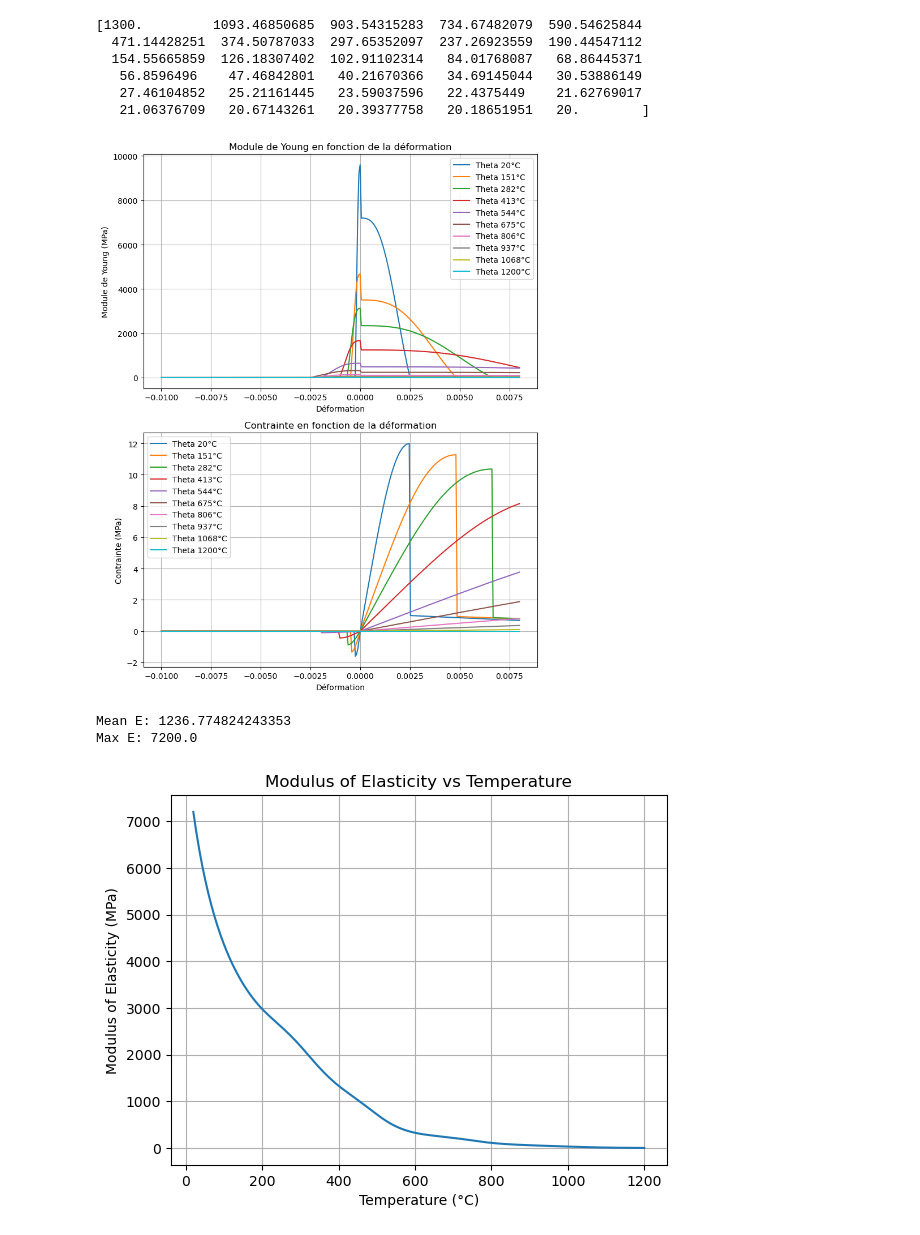
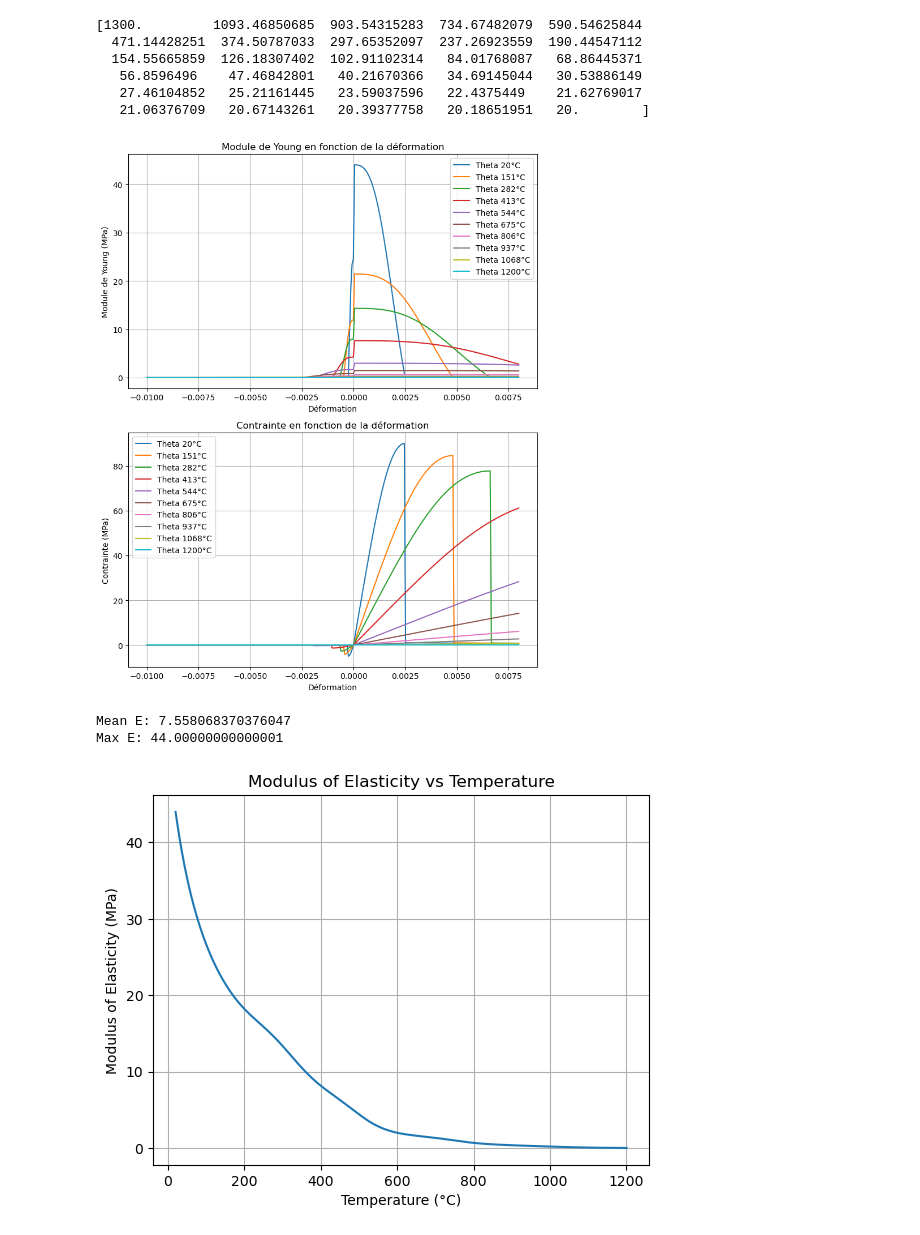
Before and after one commit to SarvAster/Sofistik.py, a Jupyter notebook: CAF.ipynb, the cells around one changed output. Saved outputs shown, nothing was run; the diff lists cells and outputs as text; code cells hidden in the pictures.

```diff
--- a/CAF.ipynb
+++ b/CAF.ipynb
@@ -1048,16 +1048,19 @@ import matplotlib.pyplot as plt
 
 interpolation = 'cubic'
 grain = 'calcaire'
+E_cm = np.array([27, 29, 30, 31, 33, 34, 35, 36, 37, 38, 39, 41, 42, 44])  # en GPa
 f_ck = np.array([12, 16, 20, 25, 30, 35, 40, 45, 50, 55, 60, 70, 80, 90])  # en MPa
 f_ctm = np.array([1.6, 1.9, 2.1, 2.2, 2.6, 2.9, 3.2, 3.5, 3.8, 4.1, 4.4, 4.6, 4.8, 5.0])
-fck = 12
-def fctm(fck):
+fck = 90
+
+def scale(fck):
     for i in range(len(f_ck)):
         if f_ck[i] == fck :
             fct = f_ctm[i]
-    return fct
+            E = E_cm[i]
+    return fct / fck, E
 
-k_ct = fctm(fck) / fck
+k_ct, Ecm = scale(fck)
 
 # Define the granulat dictionary based on the grain type
 if grain == 'silicieux':
@@ -1150,6 +1153,8 @@ def ecu1_theta(granulat, points, interpolation):
 
 ecu1 = ecu1_theta(granulat, points, interpolation)
 
+E_scale = 2 * Ecm * ec1(20) / (3 * fc(20) * fck)
+
 def contrainte_deformation(epsilon, fck, fc_fck_val, ec1_val, ecu1_val, theta):
     sigma = np.zeros_like(epsilon)
     mask1 = (0 <= epsilon) & (epsilon <= ec1_val)
@@ -1174,8 +1179,8 @@ def module_young(epsilons, theta, fck):
     mask1 = (epsilons >= 0) & (epsilons < ec)
     mask2 = (epsilons < 0) & (epsilons > -ec * 0.1)
     E = np.zeros_like(epsilons)
-    E[mask1] = 6 * f * fck * (1 - (epsi[mask1] / ec) ** 3) / (ec * (2 + (epsi[mask1] / ec) ** 3) ** 2)
-    E[mask2] = 6 * f * fck * k_ct * (1 - (epsi[mask2] / (ec * 0.1)) ** 3) / (ec * 0.1 * (2 + (epsi[mask2] / (ec * 0.1)) ** 3) ** 2)
+    E[mask1] = 6 * f * fck * E_scale * (1 - (epsi[mask1] / ec) ** 3) / (ec * (2 + (epsi[mask1] / ec) ** 3) ** 2)
+    E[mask2] = 6 * f * fck * k_ct * E_scale * (1 - (epsi[mask2] / (ec * 0.1)) ** 3) / (ec * 0.1 * (2 + (epsi[mask2] / (ec * 0.1)) ** 3) ** 2)
     return E
 
 # Example usage
@@ -1212,34 +1217,34 @@ ax2.set_ylabel("Contrainte (MPa)")
 ax2.set_title("Contrainte en fonction de la déformation")
 ax2.grid(True)
 ax2.legend()
 
 plt.tight_layout()
 plt.show()
 
 # Compute E vs. temperature for a given epsilon
 epsilon_value = 0.00  # Move this line before using it
 thetas = np.linspace(20, 1200, 150)
 
 def E_slices(u_t, epsilon_value):
     Es = []
     eps = np.array([epsilon_value])
     for i in u_t:
         E = module_young(eps, i, fck)[0]
         Es.append(E)
     return Es
 
 Es = E_slices(thetas, epsilon_value)
 print(f"Mean E: {np.mean(Es)}")
 print(f"Max E: {Es[0]}")
 
 plt.plot(thetas, Es)
 plt.xlabel('Temperature (°C)')
 plt.ylabel('Modulus of Elasticity (MPa)')
 plt.title('Modulus of Elasticity vs Temperature')
 plt.grid(True)
 plt.show()
 # %% [output]
-[figure, old version]
+[figure, new version]
-Mean E: 1236.774824243353
-Max E: 7200.0
+Mean E: 7.558068370376047
+Max E: 44.00000000000001
-[figure, old version]
+[figure, new version]
```
